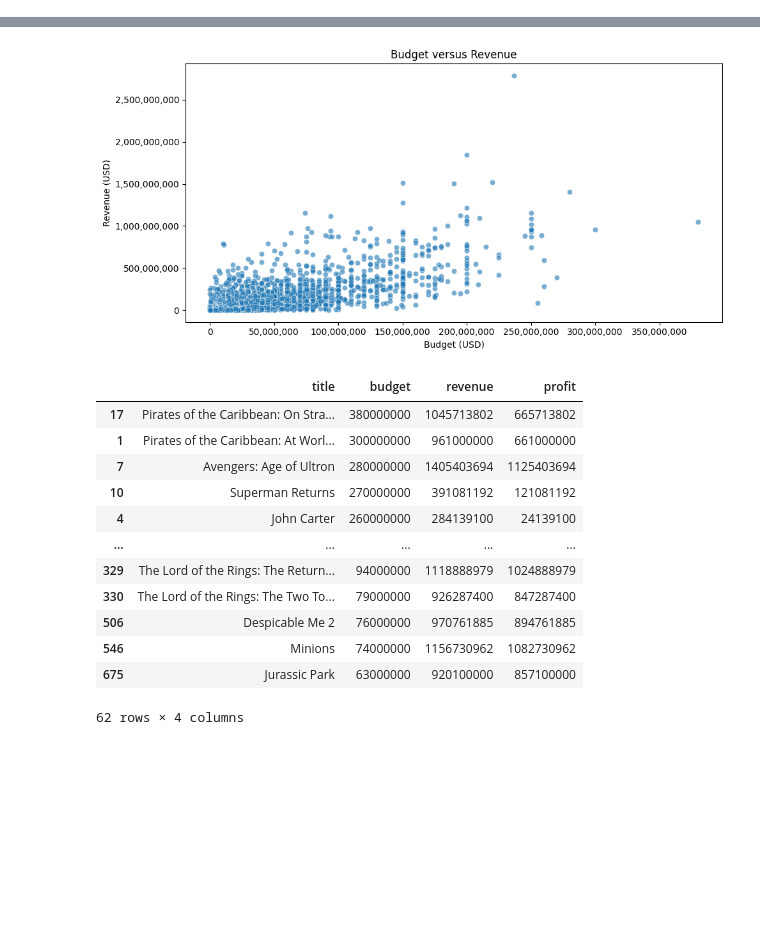
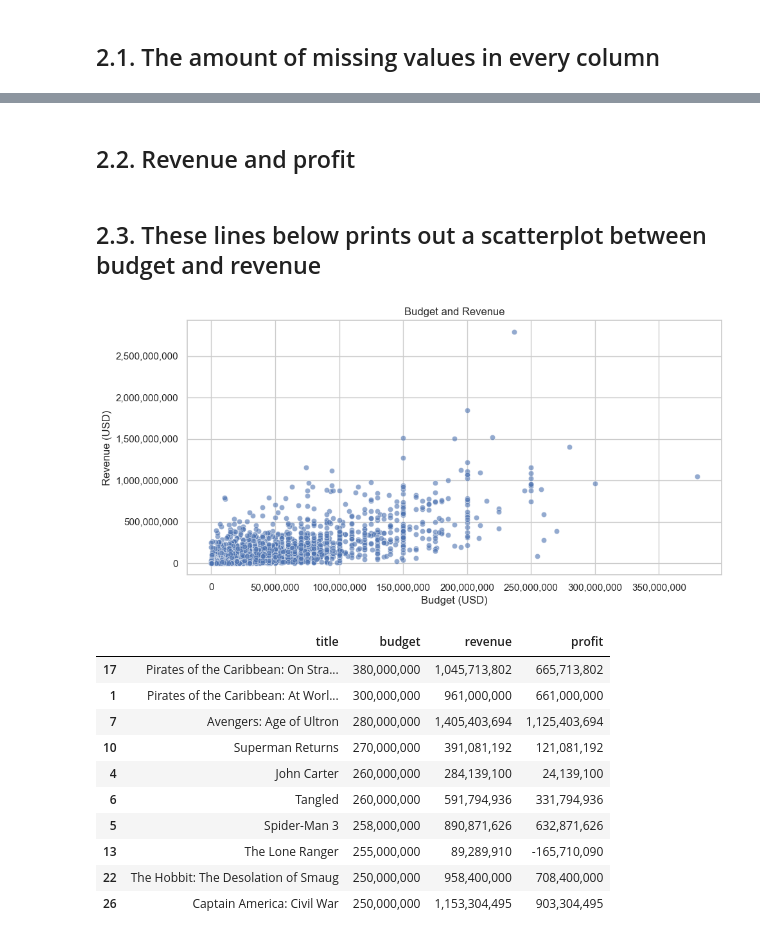
Before and after one commit to WilliamnCoder/boxoffice-analysis, a Jupyter notebook: notebooks/boxoffice-analysis.ipynb, the cells around one changed output, grey strips where cells are left out. Drawn from its saved outputs; the diff is of its cells as text; code cells hidden in the pictures; blank space fills up the shorter version.

```diff
--- a/notebooks/boxoffice-analysis.ipynb
+++ b/notebooks/boxoffice-analysis.ipynb
@@ -1,5 +29,22 @@
 # %%
+!pip install pandas
+!pip install numpy
+!pip install matplotlib
+!pip install seaborn
+!pip install sklearn
+
+# Data management
 import pandas as pd
+import numpy as np
+
+# Data visualization
+import matplotlib.pyplot as plt
+import matplotlib.ticker as mtick
+import seaborn as sns
+
+sns.set(style="whitegrid") # easy-to-read graphs
+%matplotlib inline
+
 df = pd.read_csv("../data/tmdb_5000_movies.csv") # reads data from csv.file
 df.head() # Shows the first five rows
 # %% [output]
@@ -9,4 +71,6 @@ df.head() # Shows the first five rows
 | 2 | 245000000 | [{"id": 28, "name": "Action"}, {"... | http://www.sonypictures.com/movie... | 206647 | [{"id": 470, "name": "spy"}, {"id... | en | Spectre | A cryptic message from Bond’s pas... | ... |
 | 3 | 250000000 | [{"id": 28, "name": "Action"}, {"... | http://www.thedarkknightrises.com/ | 49026 | [{"id": 849, "name": "dc comics"}... | en | The Dark Knight Rises | Following the death of District A... | ... |
 | 4 | 260000000 | [{"id": 28, "name": "Action"}, {"... | http://movies.disney.com/john-carter | 49529 | [{"id": 818, "name": "based on no... | en | John Carter | John Carter is a war-weary, forme... | ... |
+# %% [markdown]
+## 2.1. The amount of missing values in every column
 # %%
@@ -29,4 +93,6 @@ keywords                   0
 id                         0
 vote_count                 0
 dtype: int64
+# %% [markdown]
+## 2.2. Revenue and profit
 # %%
@@ -39,21 +104,18 @@ df_clean = df.dropna(subset=['budget', 'revenue']).copy() # removes movies with
 df_clean['profit'] = df_clean['revenue'] - df_clean['budget'] # create a new column with profit
 
 df_clean['release_year'] = pd.to_datetime(df_clean['release_date'], errors='coerce').dt.year # extracts year from column release_date to illustrate movie name followed by year produced
+# %% [markdown]
+## 2.3. These lines below prints out a scatterplot between budget and revenue
 # %%
-# Visualization (budget versus revenue)
-import matplotlib.pyplot as plt
-import matplotlib.ticker as mtick
-import seaborn as sns
-
 # these lines below prints out a scatterplot between budget and revenue
 plt.figure(figsize=(10,5))
 sns.scatterplot(data=df_clean, x='budget', y='revenue', alpha=0.6)
-plt.title('Budget versus Revenue')
+plt.title('Budget and Revenue')
 plt.xlabel('Budget (USD)')
 plt.ylabel('Revenue (USD)')
 plt.gca().xaxis.set_major_formatter(mtick.FuncFormatter(lambda x, _: f'{int(x):,}'))
 plt.gca().yaxis.set_major_formatter(mtick.FuncFormatter(lambda y, _: f'{int(y):,}'))
 plt.tight_layout()
 plt.show()
 # %% [output]
-[figure, old version]
+[figure, new version]
@@ -71,18 +130,23 @@ outliers = df_clean[
 
 outliers['release_year'] = df_clean.loc[outliers.index, 'release_year']
 
-outliers[['title', 'budget', 'revenue', 'profit']].sort_values(by='budget', ascending=False) # show outliers
+top_outliers = outliers.sort_values(by='budget', ascending=False).head(10).copy()
+
+formatted_outliers = top_outliers[['title', 'budget', 'revenue', 'profit']].copy()
+
+for col in ['budget', 'revenue', 'profit']:
+    formatted_outliers[col]= formatted_outliers[col].apply(lambda x: f"{int(x):,}") # format numbers with commas
+
+formatted_outliers
 # %% [output]
 |  | title | budget | revenue | profit |
-| 17 | Pirates of the Caribbean: On Stra... | 380000000 | 1045713802 | 665713802 |
-| 1 | Pirates of the Caribbean: At Worl... | 300000000 | 961000000 | 661000000 |
-| 7 | Avengers: Age of Ultron | 280000000 | 1405403694 | 1125403694 |
-| 10 | Superman Returns | 270000000 | 391081192 | 121081192 |
-| 4 | John Carter | 260000000 | 284139100 | 24139100 |
-| ... | ... | ... | ... | ... |
-| 329 | The Lord of the Rings: The Return... | 94000000 | 1118888979 | 1024888979 |
-| 330 | The Lord of the Rings: The Two To... | 79000000 | 926287400 | 847287400 |
-| 506 | Despicable Me 2 | 76000000 | 970761885 | 894761885 |
-| 546 | Minions | 74000000 | 1156730962 | 1082730962 |
-| 675 | Jurassic Park | 63000000 | 920100000 | 857100000 |
+| 17 | Pirates of the Caribbean: On Stra... | 380,000,000 | 1,045,713,802 | 665,713,802 |
+| 1 | Pirates of the Caribbean: At Worl... | 300,000,000 | 961,000,000 | 661,000,000 |
+| 7 | Avengers: Age of Ultron | 280,000,000 | 1,405,403,694 | 1,125,403,694 |
+| 10 | Superman Returns | 270,000,000 | 391,081,192 | 121,081,192 |
+| 4 | John Carter | 260,000,000 | 284,139,100 | 24,139,100 |
+| 6 | Tangled | 260,000,000 | 591,794,936 | 331,794,936 |
+| 5 | Spider-Man 3 | 258,000,000 | 890,871,626 | 632,871,626 |
+| 13 | The Lone Ranger | 255,000,000 | 89,289,910 | -165,710,090 |
+| 22 | The Hobbit: The Desolation of Smaug | 250,000,000 | 958,400,000 | 708,400,000 |
+| 26 | Captain America: Civil War | 250,000,000 | 1,153,304,495 | 903,304,495 |
-62 rows × 4 columns
```
Also changed, not shown: parts of 49 cells of this notebook, 4 other files.
